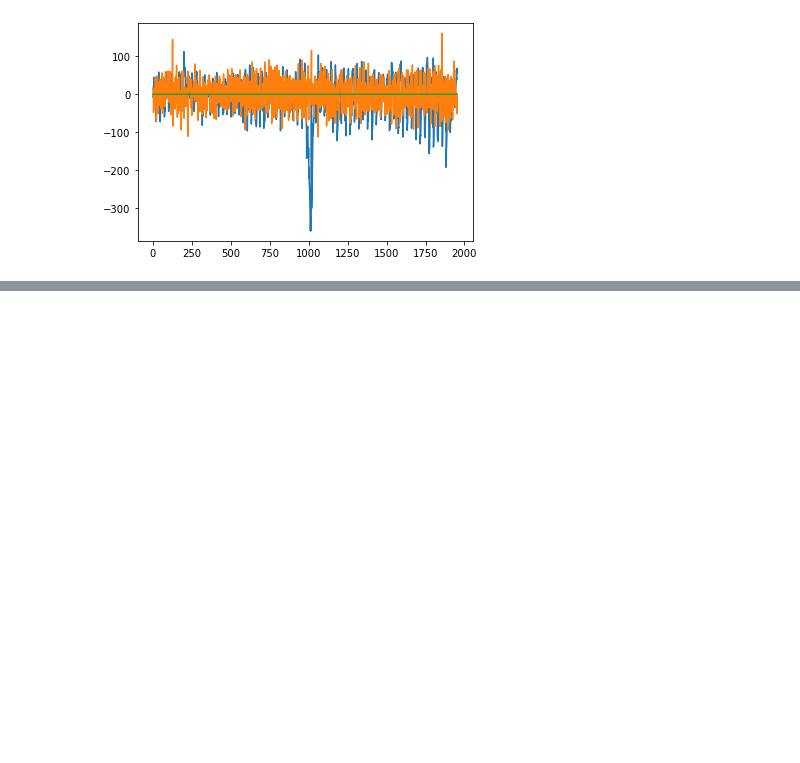
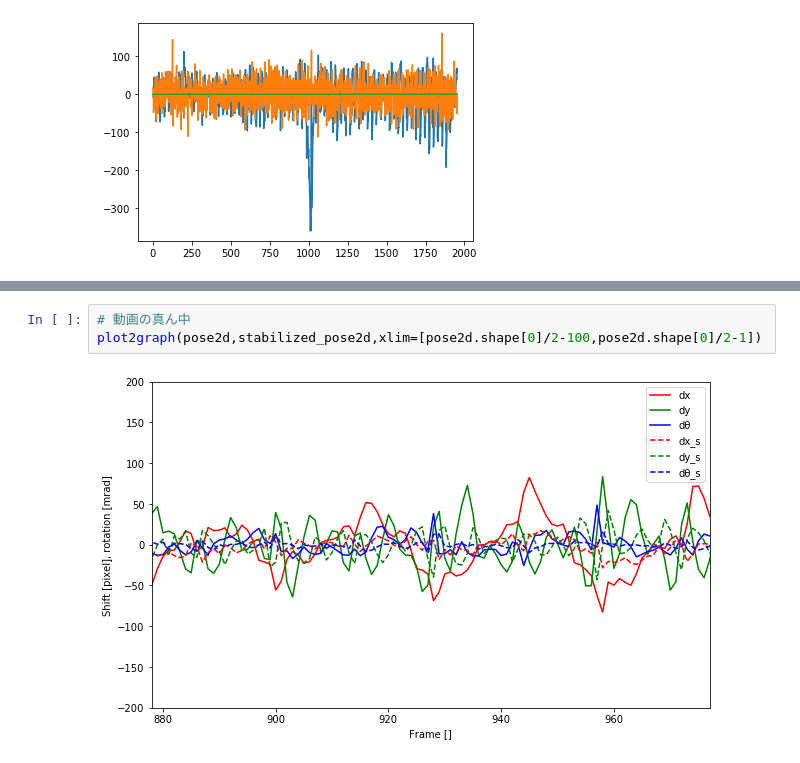
Before and after one commit to yossato/virtualGimbal, a Jupyter notebook: post_processing_software/jupyter/visualize_rotation_and_translation.ipynb, the cells around one changed output, grey strips where cells are left out. Cells and saved outputs as stored; diff of their text form; blank space fills up the shorter version.

```diff
--- a/post_processing_software/jupyter/visualize_rotation_and_translation.ipynb
+++ b/post_processing_software/jupyter/visualize_rotation_and_translation.ipynb
@@ -111,0 +121,5 @@ pose2d.shape[0]
+# %%
+# 動画の真ん中
+plot2graph(pose2d,stabilized_pose2d,xlim=[pose2d.shape[0]/2-100,pose2d.shape[0]/2-1])
+# %% [output]
+[figure, added]
```
Also changed, not shown: parts of 4 cells of this notebook.
